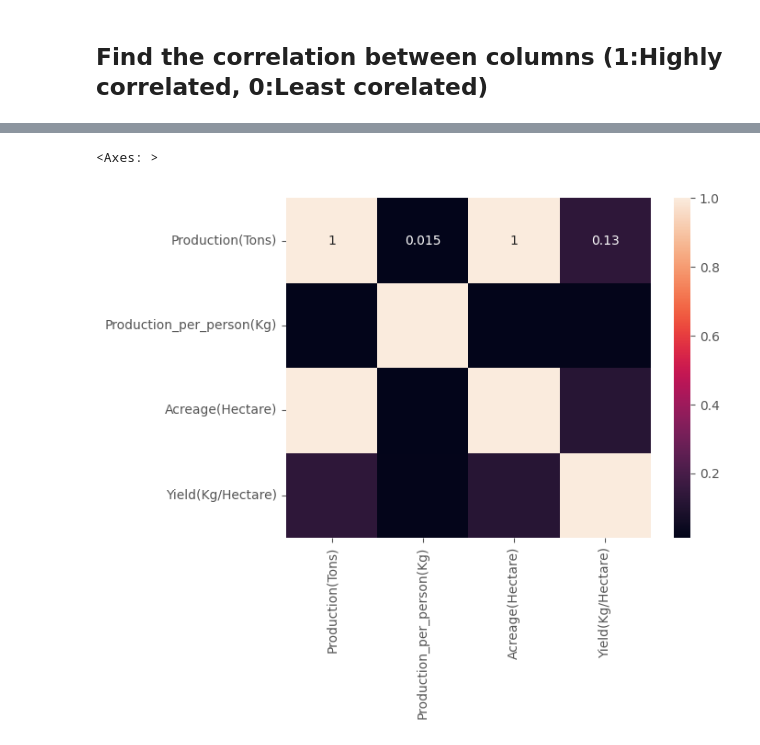
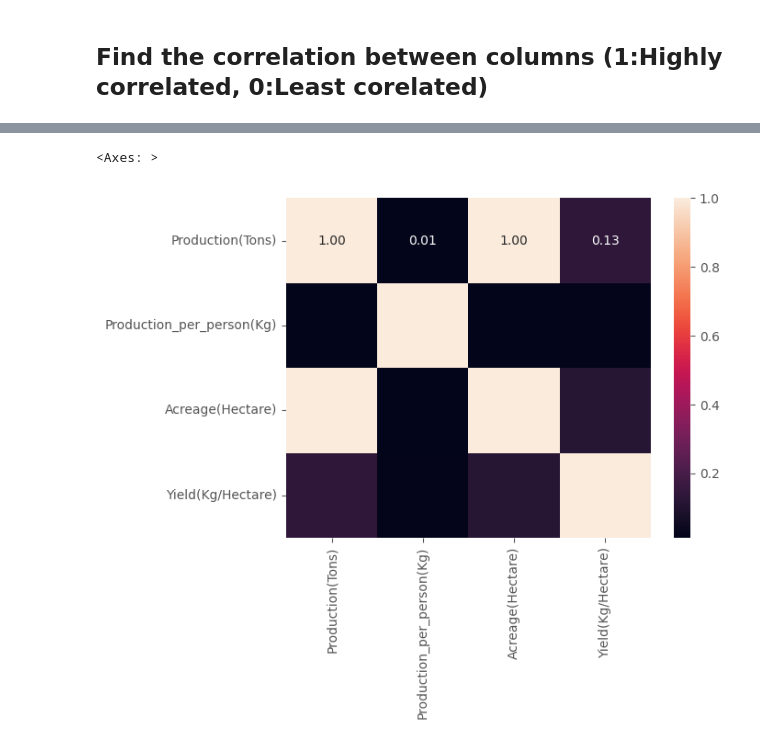
Before and after one commit to SPARTANX21/EDA-Sugarcane-Production-in-World, a Jupyter notebook: Project_Sugarcane.ipynb, the cells around one changed output, grey strips where cells are left out. Saved outputs shown, nothing was run; the diff lists cells and outputs as text; code cells hidden in the pictures.

```diff
--- a/Project_Sugarcane.ipynb
+++ b/Project_Sugarcane.ipynb
@@ -168,7 +168,3 @@ df.shape
 df.duplicated().sum()
 # %% [output]
 0
-# %%
-# Saving clean & sorted data to another csv file
-
-df = df.to_csv("Cleaned_Sugarcane.csv")
@@ -362,6 +367,6 @@ df.corr()
 # %%
 # Representing the corelation using heatmap from seaborn library
-sns.heatmap(df.corr(), annot = df.corr())
+sns.heatmap(data = df.corr(), annot = True, fmt='.2f')
 # %% [output]
 <Axes: >
-[figure, old version]
+[figure, new version]
```
Also changed, not shown: parts of 8 cells of this notebook.
